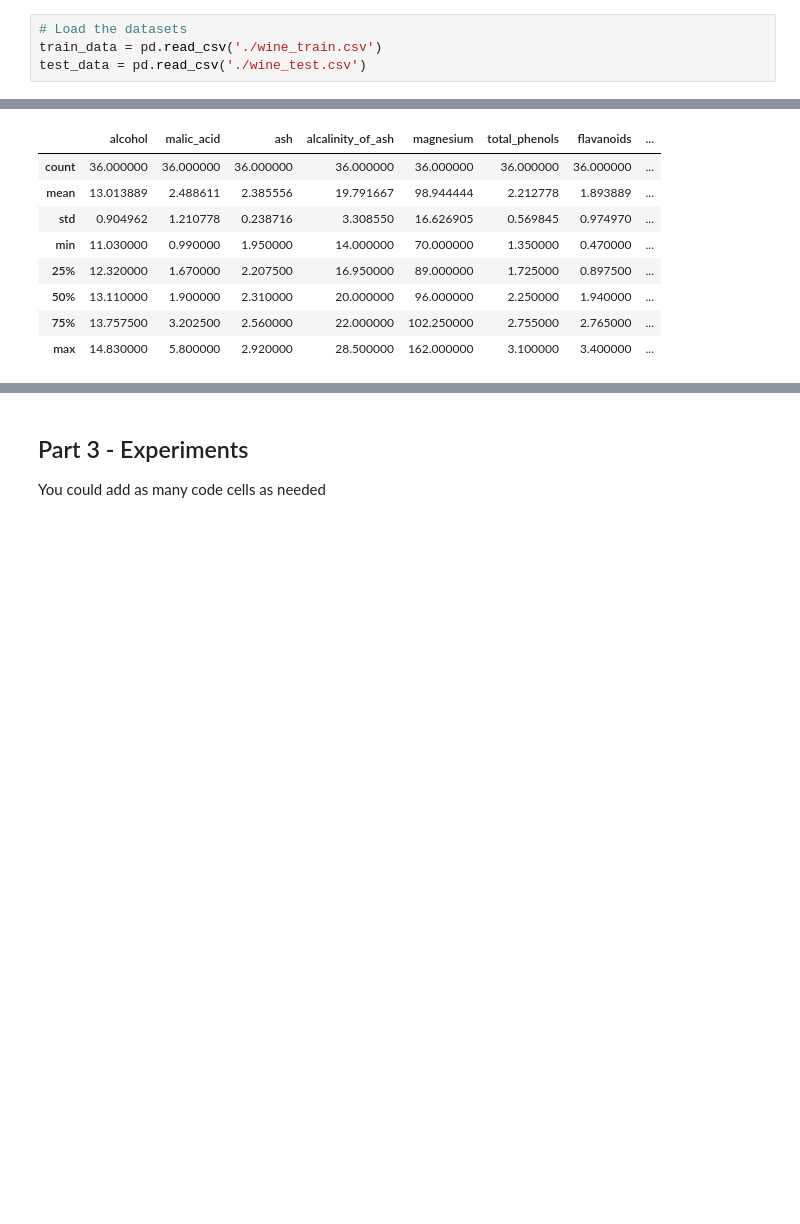
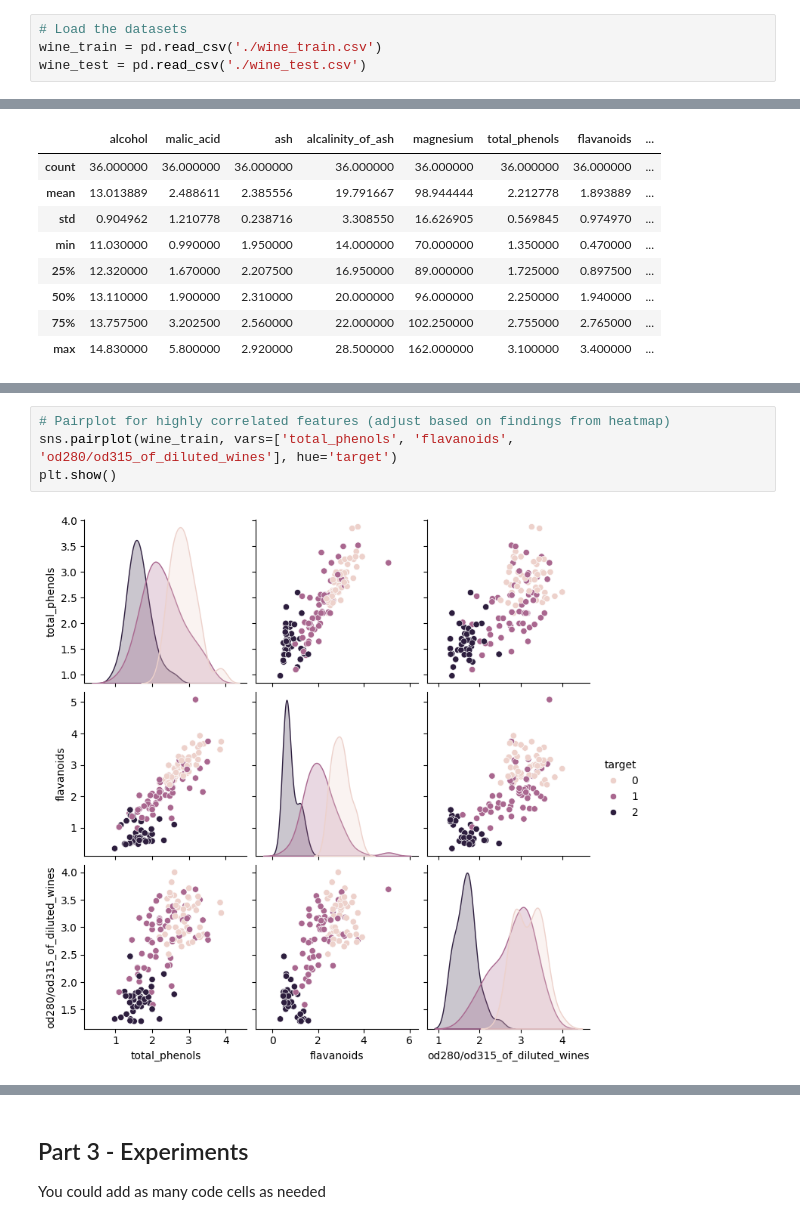
Before and after one commit to Alina-sul/ML-assignment-2, a Jupyter notebook: Assignment2_supervised_learning_flow.ipynb, the cells around one changed output, grey strips where cells are left out. Cells and saved outputs as stored; diff of their text form; blank space fills up the shorter version.

```diff
--- a/Assignment2_supervised_learning_flow.ipynb
+++ b/Assignment2_supervised_learning_flow.ipynb
@@ -21,8 +20,8 @@ import warnings
 warnings.filterwarnings('ignore')
 # %%
 # Load the datasets
-train_data = pd.read_csv('./wine_train.csv')
-test_data = pd.read_csv('./wine_test.csv')
+wine_train = pd.read_csv('./wine_train.csv')
+wine_test = pd.read_csv('./wine_test.csv')
 # %%
 # First five rows of the training set
 print("First five rows of the training set:")
@@ -198,0 +227,6 @@ plt.show()
+# %%
+# Pairplot for highly correlated features (adjust based on findings from heatmap)
+sns.pairplot(wine_train, vars=['total_phenols', 'flavanoids', 'od280/od315_of_diluted_wines'], hue='target')
+plt.show()
+# %% [output]
+[figure, added]
```
Also changed, not shown: parts of 26 cells of this notebook.
